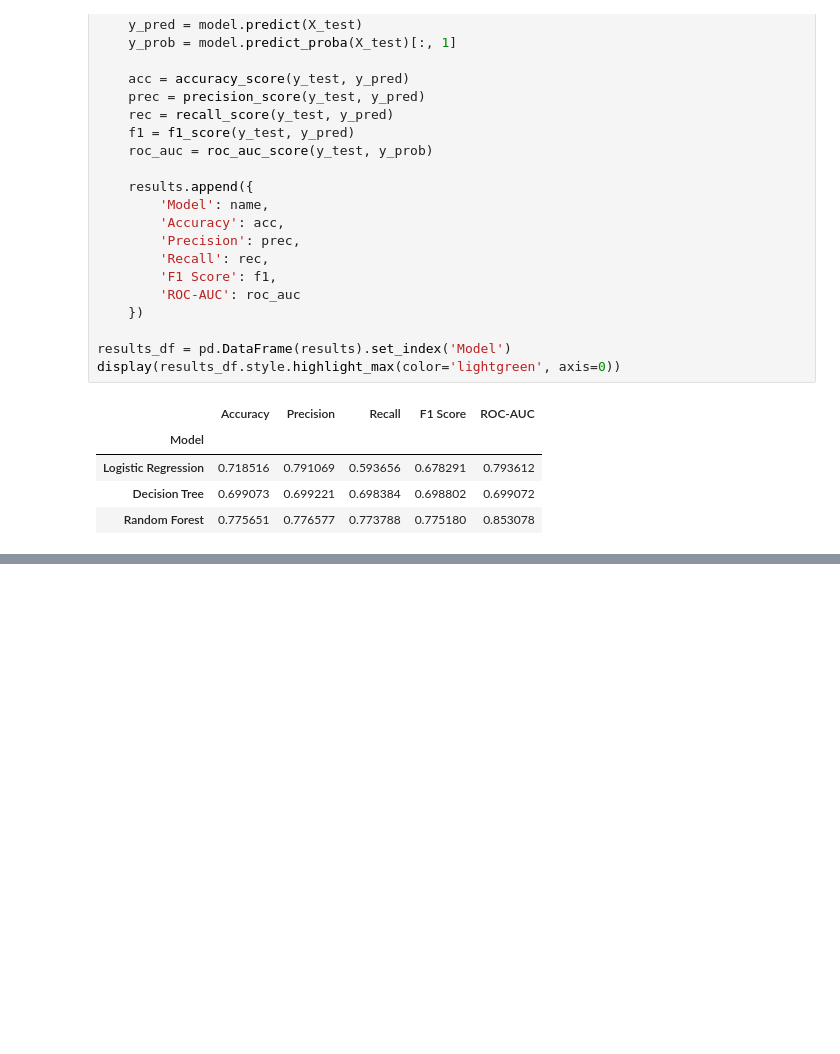
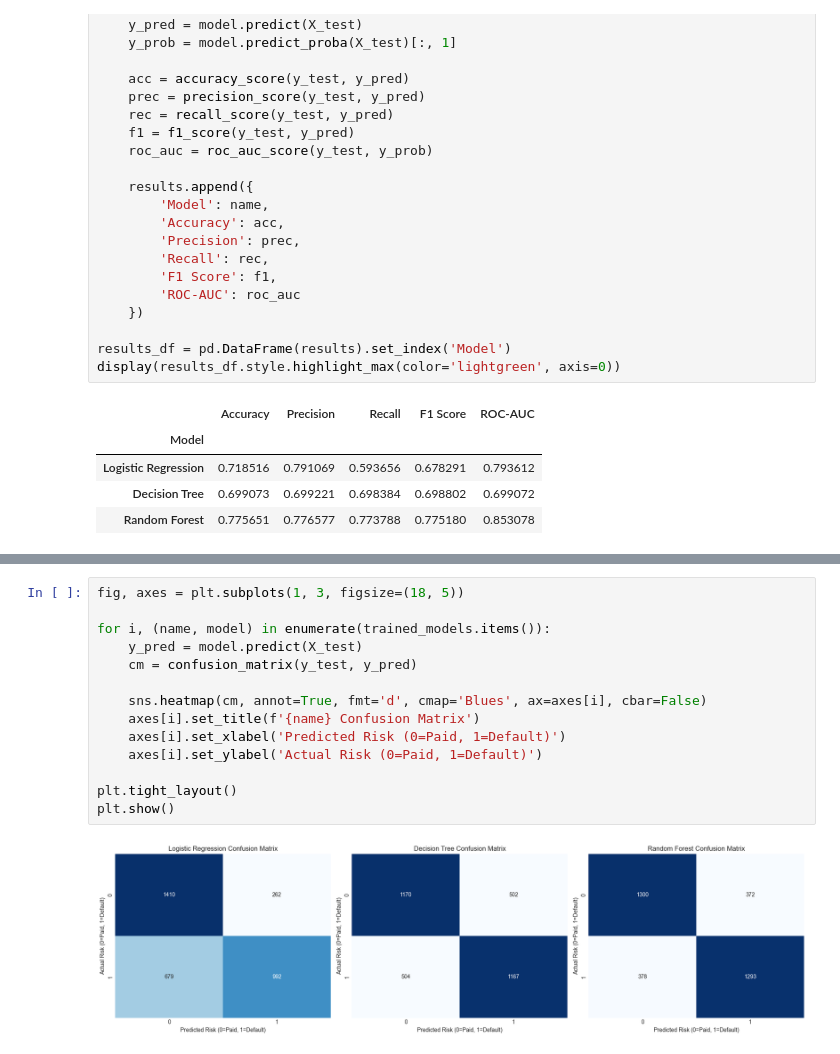
Before and after one commit to Divyapahuja31/AI-ML-Project, a Jupyter notebook: notebooks/eda.ipynb, the cells around one changed output, grey strips where cells are left out. Cells and saved outputs as stored; diff of their text form; blank space fills up the shorter version.

Commit message:
feat(eda): Add confusion matrices to track costly false negatives

```diff
--- a/notebooks/eda.ipynb
+++ b/notebooks/eda.ipynb
@@ -212,0 +223,16 @@ display(results_df.style.highlight_max(color='lightgreen', axis=0))
+# %%
+fig, axes = plt.subplots(1, 3, figsize=(18, 5))
+
+for i, (name, model) in enumerate(trained_models.items()):
+    y_pred = model.predict(X_test)
+    cm = confusion_matrix(y_test, y_pred)
+
+    sns.heatmap(cm, annot=True, fmt='d', cmap='Blues', ax=axes[i], cbar=False)
+    axes[i].set_title(f'{name} Confusion Matrix')
+    axes[i].set_xlabel('Predicted Risk (0=Paid, 1=Default)')
+    axes[i].set_ylabel('Actual Risk (0=Paid, 1=Default)')
+
+plt.tight_layout()
+plt.show()
+# %% [output]
+[figure, added]
```
Also changed, not shown: parts of 1 cell of this notebook.
